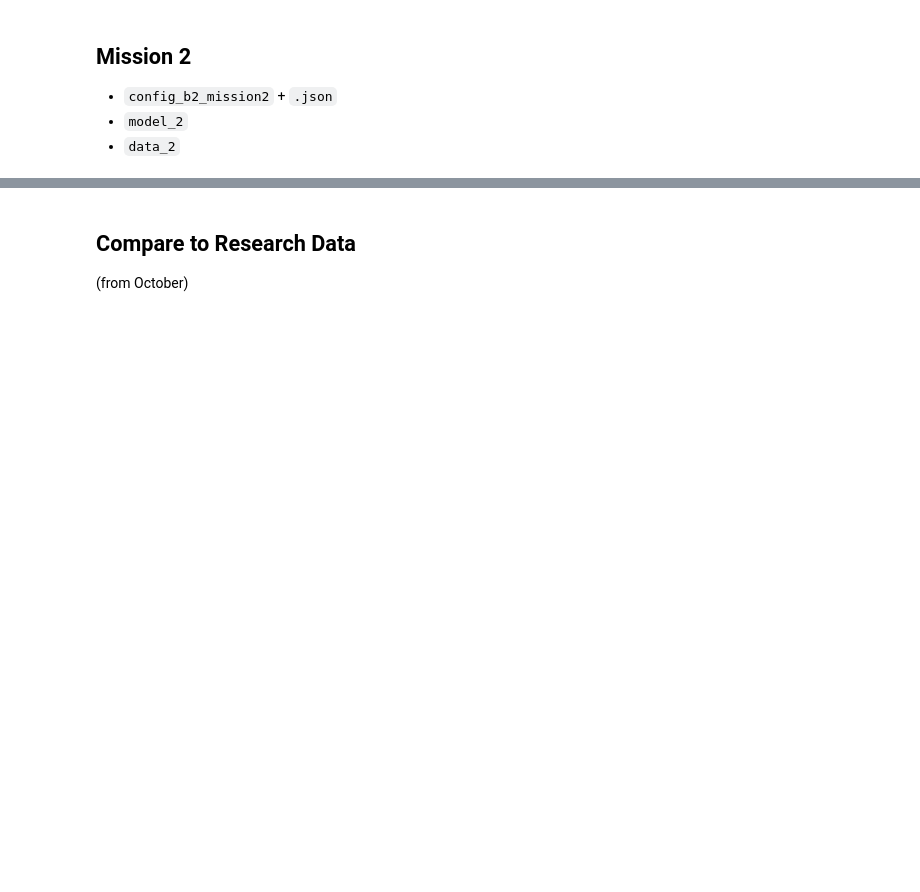
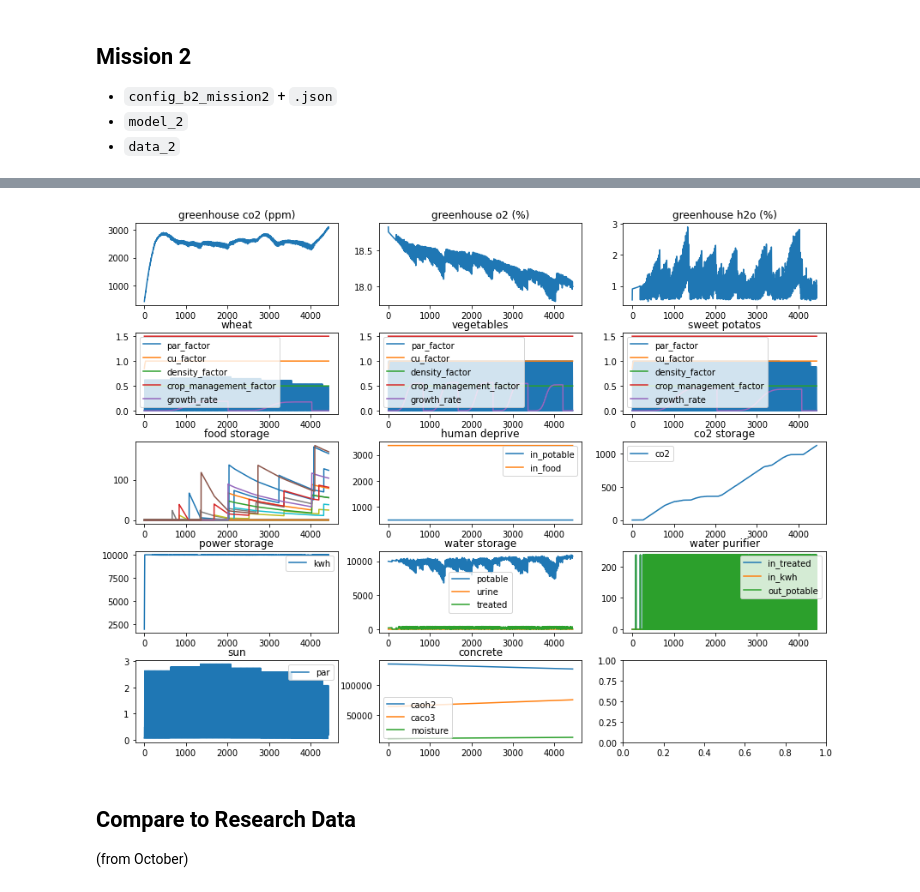
Before and after one commit to overthesun/simoc, a Jupyter notebook: generate_simoc_b2.ipynb, the cells around one changed output, grey strips where cells are left out. Saved outputs shown, nothing was run; the diff lists cells and outputs as text; code cells hidden in the pictures; blank space fills up the shorter version.

```diff
--- a/generate_simoc_b2.ipynb
+++ b/generate_simoc_b2.ipynb
@@ -786,6 +815,9 @@ config_b2_mission2 = {
     'termination': [{'condition': 'time', 'value': days_2, 'unit': 'day',}],
 }
 config_b2_mission2['agents']['human_agent']['amount'] = 7
+# Update concrete carbonation
+carbonation = model_1b.get_agents_by_type('concrete')[0].carbonation
+config_b2_mission2['agents']['concrete']['carbonation'] = carbonation
 with open(data_files_path / 'config_b2_mission2.json', 'w') as f:
     json.dump(config_b2_mission2, f, indent=4)
 # Add crop management factor
@@ -794,6 +826,7 @@ crop_mgmt_char = {'type': 'crop_management_factor', 'value': 1.5}
 for plant, plant_desc in b2_agent_desc_m2['plants'].items():
     if not any(v['type'] == 'crop_management_factor' for v in plant_desc['data']['characteristics']):
         b2_agent_desc_m2['plants'][plant]['data']['characteristics'].append(crop_mgmt_char)
+
 
 # Run Model
 print('Mission 2')
@@ -812,3 +845,4 @@ for agent in model_2.scheduler.agents:
     if hasattr(agent, 'cause_of_death'):
         print(f'{agent.agent_type} died: {agent.cause_of_death}')
 plot_b2_data(data_2)
+# %% [output]
@@ -815,3 +851,4 @@ plot_b2_data(data_2)
+[figure, added]
 # %% [markdown]
 ## Compare to Research Data
 (from October)
```
Also changed, not shown: parts of 12 cells of this notebook, 16 other files.
